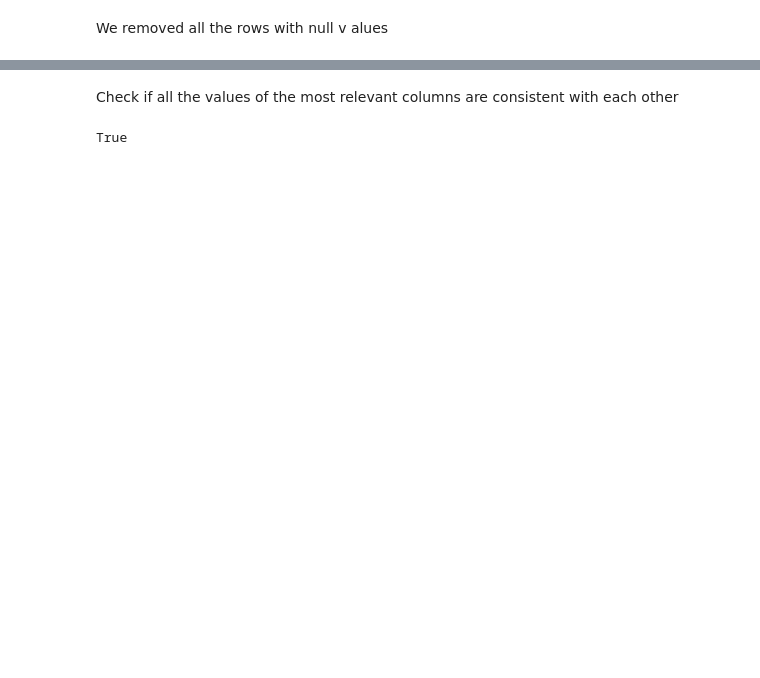
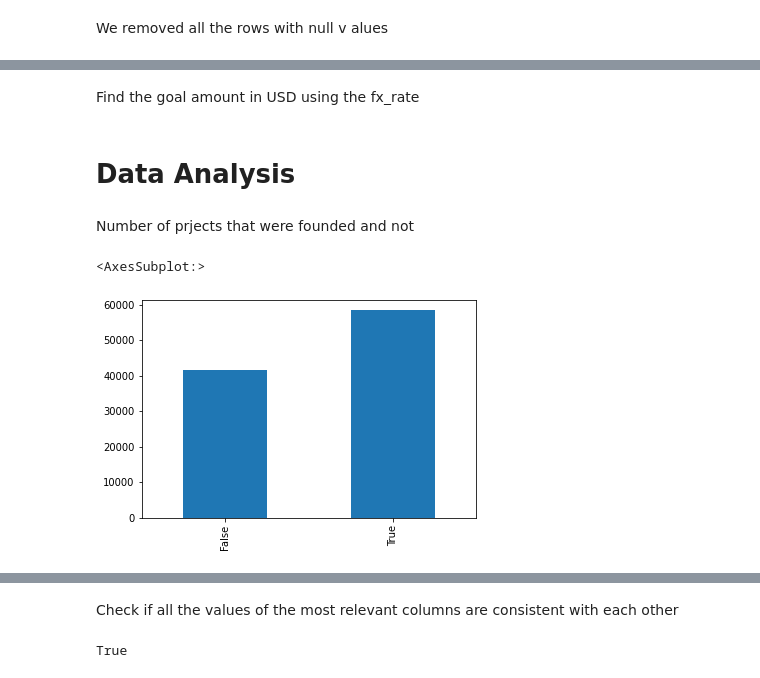
Before and after one commit to d-istratii/DataScienceVU, a Jupyter notebook: model.ipynb, the cells around one changed output, grey strips where cells are left out. Saved outputs shown, nothing was run; the diff lists cells and outputs as text; code cells hidden in the pictures; blank space fills up the shorter version.

```diff
--- a/model.ipynb
+++ b/model.ipynb
@@ -156,0 +102,5 @@ dataFrame = dataFrame.drop(columns=['converted_pledged_amount','backers_count','
+# %%
+dataFrame['deadline']= pd.to_datetime(dataFrame['deadline'],origin='unix',unit='s')
+dataFrame['created_at']= pd.to_datetime(dataFrame['created_at'],origin='unix',unit='s')
+dataFrame['launched_at']= pd.to_datetime(dataFrame['launched_at'],origin='unix',unit='s')
+dataFrame['deadline'].head()
@@ -211,15 +166,3 @@ subcategory_no    0
 dtype: int64
 # %% [markdown]
 We removed all the rows with null v alues
-# %%
-le = LabelEncoder()
-dataFrame['category_no'] = le.fit_transform(dataFrame['category'])
-dataFrame['subcategory_no'] = le.fit_transform(dataFrame['subcategory'])
-dataFrame['country_no'] = le.fit_transform(dataFrame['country'])
-dataFrame['location_no'] = le.fit_transform(dataFrame['location'])
-dataFrame['proj_no'] = le.fit_transform(dataFrame['project_url'])
-dataFrame['rewards_no'] = le.fit_transform(dataFrame['reward_url'])
-
-corrmat = dataFrame.corr()
-fig, ax = plt.subplots(figsize=(20,20))
-sns.heatmap(corrmat, square= True, annot = True, linewidths=.1, ax=ax)
@@ -239,0 +171,4 @@ The variable which correlates the most with funded is staff_pick. It is followed
+# %%
+dataFrame['blurb_lenght'] = dataFrame['blurb'].str.len()
+# %% [markdown]
+Find the goal amount in USD using the fx_rate
@@ -239,0 +177,9 @@ The variable which correlates the most with funded is staff_pick. It is followed
+# %% [markdown]
+# Data Analysis
+# %% [markdown]
+Number of prjects that were founded and not
+# %%
+dataFrame['funded'].value_counts(ascending=True).plot(kind='bar')
+# %% [output]
+<AxesSubplot:>
+[figure, added]
```
Also changed, not shown: parts of 63 cells of this notebook.
